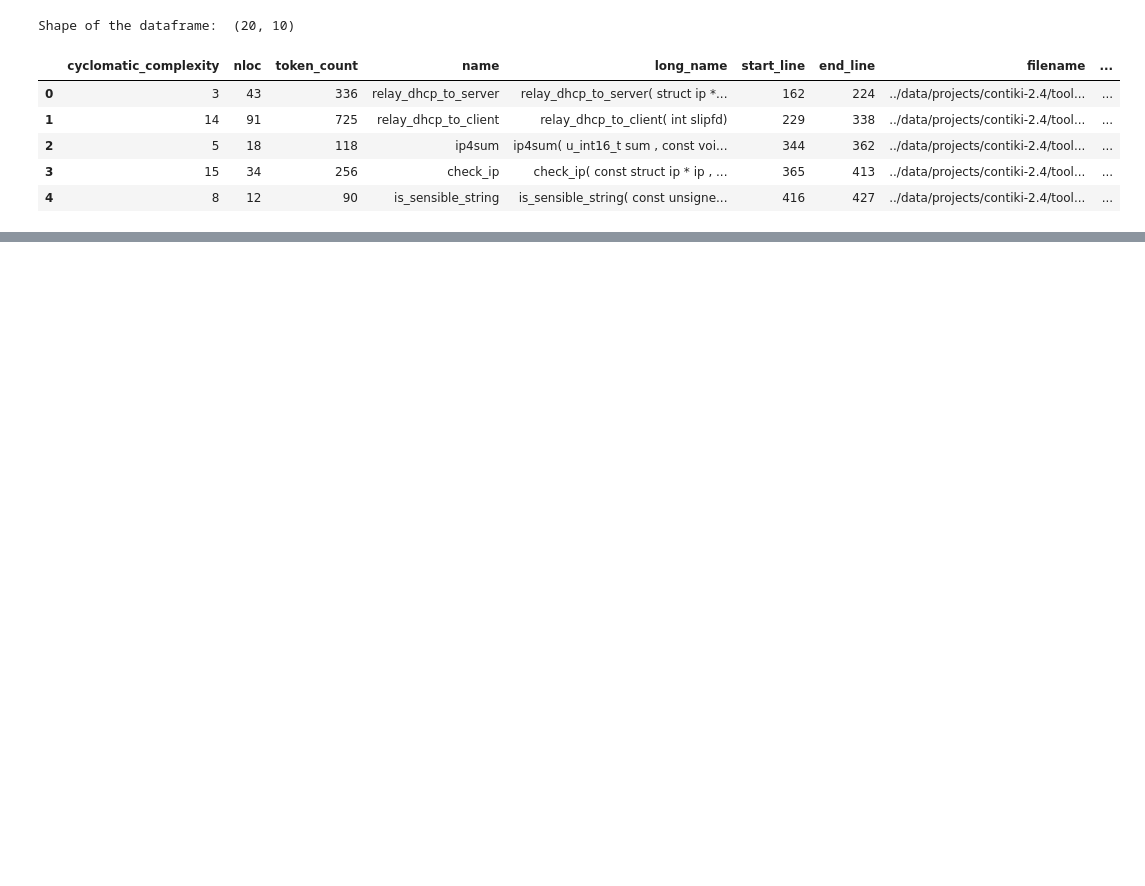
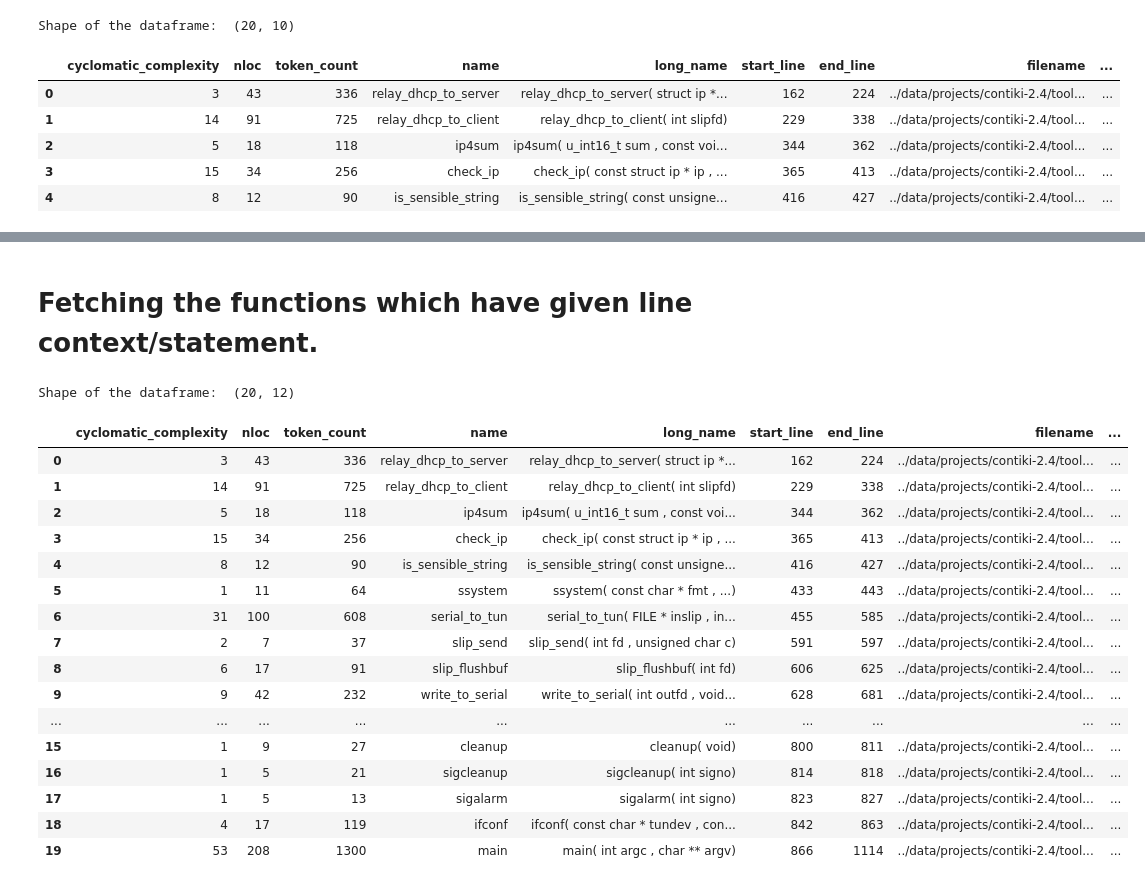
Before and after one commit to SmartSecLab/IoTvulCode, a Jupyter notebook: notebooks/stat.ipynb, the cells around one changed output, grey strips where cells are left out. Cells and saved outputs as stored; diff of their text form; code cells hidden in the pictures; blank space fills up the shorter version.

Commit message:
added feature to find flaw metrics of the zip file of the project

```diff
--- a/notebooks/stat.ipynb
+++ b/notebooks/stat.ipynb
@@ -139,0 +113,76 @@ relay_dhcp_to_server( struct ip * ip , int len){
+# %% [markdown]
+# Fetching the functions which have given line context/statement.
+# %%
+import itertools
+
+
+def file2metrics(source_file, df_flaw):
+    """ split the given file into a list of function blocks and return their metrics into a dataframe
+    """
+    lines = list(set(list(df_flaw.Line)))
+    df = pd.DataFrame()
+    with open(source_file, "r") as fp:
+        liz_file = lizard.analyze_file.analyze_source_code(source_file,  fp.read())
+
+        for x in range(len(liz_file.function_list)):
+
+            fun_metrics = liz_file.function_list[x].__dict__
+            df_fun = pd.DataFrame()
+            df_fun = pd.DataFrame.from_dict(fun_metrics)
+
+            start = int(fun_metrics['start_line'])
+            end = int(fun_metrics['end_line'])
+            fp.seek(0) # move header to the initial point of the file
+
+            vul_statement, cwe, vul_bool = '', [], False
+
+            for l in lines:
+                code_lines = [line for line in itertools.islice(fp, start, end)]
+                df_fun['code'] =  fun_metrics['long_name'] + ''.join(code_lines)
+
+                # check if the vulnerability content/statement appear in the function block or not.
+                if start <= l <= end:
+                    vul_bool =  True
+                    # vul_statement = vul_statement + ' \n ' +  df_flaw[df_flaw.Line==l]['Context'].values[0]
+                    vul_statement = df_flaw[df_flaw.Line==l]['Context'].values[0]
+                    vul_type = df_flaw[df_flaw.Line==l]['CWEs'].values[0]
+                    cwe.append((vul_type, vul_statement))
+
+                df_fun['CWEs'] = str(cwe)
+                # df_fun['vul_statements'] = vul_statement
+
+            df_fun['is_vul'] = vul_bool
+            df = pd.concat([df, df_fun])
+
+    # <guru> I think there is a problem in lizard detecting the correct full_parameters
+    # either we have to concatenate two lines of full_parameters or ignore it and take it from long_name if needed.
+    # drop['full_parameters', 'fan_in', 'fan_out', 'general_fan_out'] because lizard has not properly
+    # implemented these parameters yet.
+
+    cols_filter = ['full_parameters', 'fan_in', 'fan_out', 'general_fan_out']
+    df = df.drop(cols_filter, axis=1).drop_duplicates().reset_index(drop=True)
+    print('Shape of the dataframe: ', df.shape)
+    return df
+
+
+df_met = file2metrics(file, df)
+df_met
+# %% [output]
+Shape of the dataframe:  (20, 12)
+|  | cyclomatic_complexity | nloc | token_count | name | long_name | start_line | end_line | filename | ... |
+| 0 | 3 | 43 | 336 | relay_dhcp_to_server | relay_dhcp_to_server( struct ip *... | 162 | 224 | ../data/projects/contiki-2.4/tool... | ... |
+| 1 | 14 | 91 | 725 | relay_dhcp_to_client | relay_dhcp_to_client( int slipfd) | 229 | 338 | ../data/projects/contiki-2.4/tool... | ... |
+| 2 | 5 | 18 | 118 | ip4sum | ip4sum( u_int16_t sum , const voi... | 344 | 362 | ../data/projects/contiki-2.4/tool... | ... |
+| 3 | 15 | 34 | 256 | check_ip | check_ip( const struct ip * ip , ... | 365 | 413 | ../data/projects/contiki-2.4/tool... | ... |
+| 4 | 8 | 12 | 90 | is_sensible_string | is_sensible_string( const unsigne... | 416 | 427 | ../data/projects/contiki-2.4/tool... | ... |
+| 5 | 1 | 11 | 64 | ssystem | ssystem( const char * fmt , ...) | 433 | 443 | ../data/projects/contiki-2.4/tool... | ... |
+| 6 | 31 | 100 | 608 | serial_to_tun | serial_to_tun( FILE * inslip , in... | 455 | 585 | ../data/projects/contiki-2.4/tool... | ... |
+| 7 | 2 | 7 | 37 | slip_send | slip_send( int fd , unsigned char c) | 591 | 597 | ../data/projects/contiki-2.4/tool... | ... |
+| 8 | 6 | 17 | 91 | slip_flushbuf | slip_flushbuf( int fd) | 606 | 625 | ../data/projects/contiki-2.4/tool... | ... |
+| 9 | 9 | 42 | 232 | write_to_serial | write_to_serial( int outfd , void... | 628 | 681 | ../data/projects/contiki-2.4/tool... | ... |
+| ... | ... | ... | ... | ... | ... | ... | ... | ... | ... |
+| 15 | 1 | 9 | 27 | cleanup | cleanup( void) | 800 | 811 | ../data/projects/contiki-2.4/tool... | ... |
+| 16 | 1 | 5 | 21 | sigcleanup | sigcleanup( int signo) | 814 | 818 | ../data/projects/contiki-2.4/tool... | ... |
+| 17 | 1 | 5 | 13 | sigalarm | sigalarm( int signo) | 823 | 827 | ../data/projects/contiki-2.4/tool... | ... |
+| 18 | 4 | 17 | 119 | ifconf | ifconf( const char * tundev , con... | 842 | 863 | ../data/projects/contiki-2.4/tool... | ... |
+| 19 | 53 | 208 | 1300 | main | main( int argc , char ** argv) | 866 | 1114 | ../data/projects/contiki-2.4/tool... | ... |
```
Also changed, not shown: parts of 7 cells of this notebook, 1 other file.
